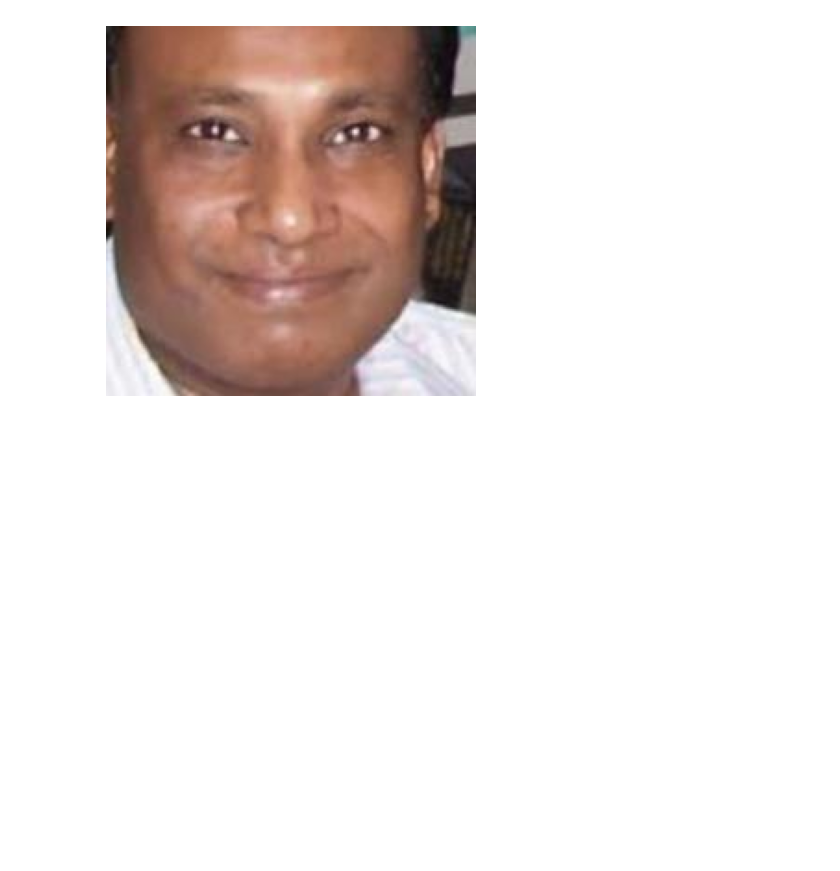
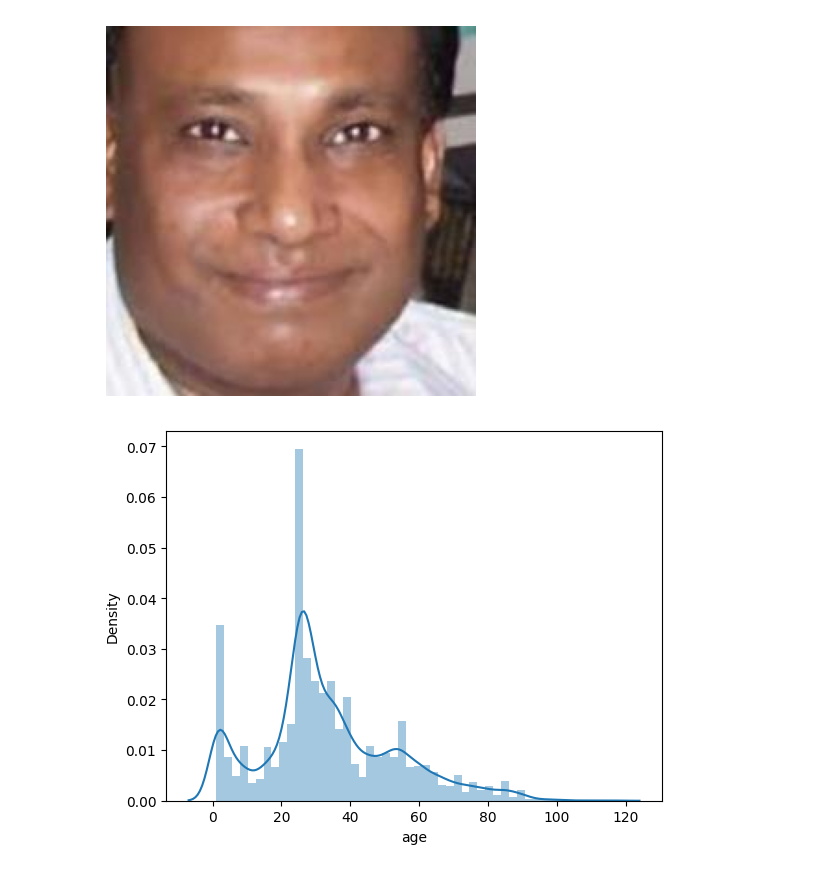
Before and after one commit to Aayush3014/Gender-and-Age-Detection, a Jupyter notebook: Gender-and-Age-Detection.ipynb, the cells around one changed output. Cells and saved outputs as stored; diff of their text form; code cells hidden in the pictures; blank space fills up the shorter version.

Commit message:
using seaborn for plotting data record

```diff
--- a/Gender-and-Age-Detection.ipynb
+++ b/Gender-and-Age-Detection.ipynb
@@ -103,3 +103,7 @@ plt.axis('off')
 plt.imshow(img); # This semi-colon is added to remove the object address from output screen.
 # %% [output]
 [figure]
+# %%
+sns.distplot(df['age']);
+# %% [output]
+[figure, added]
```
